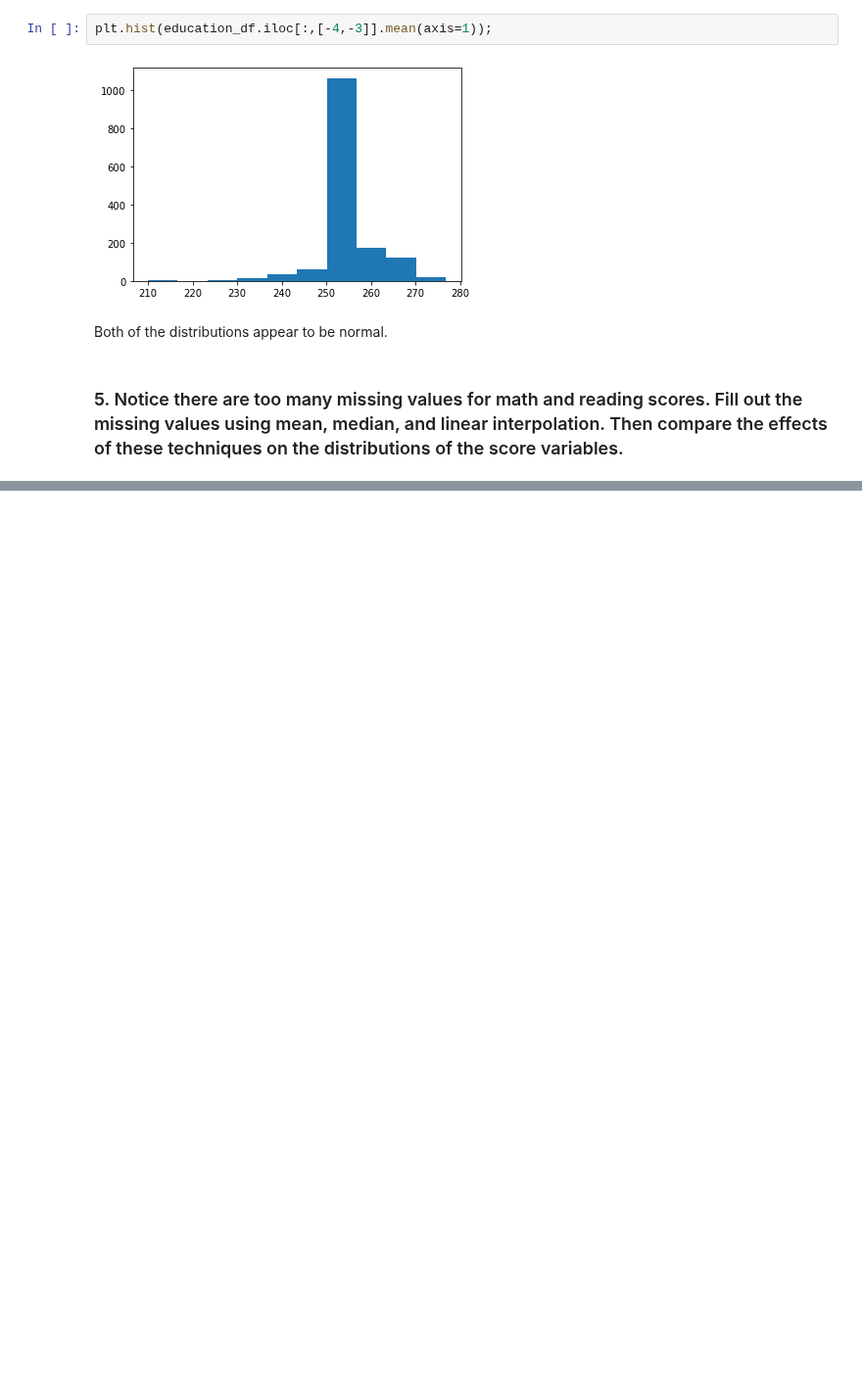
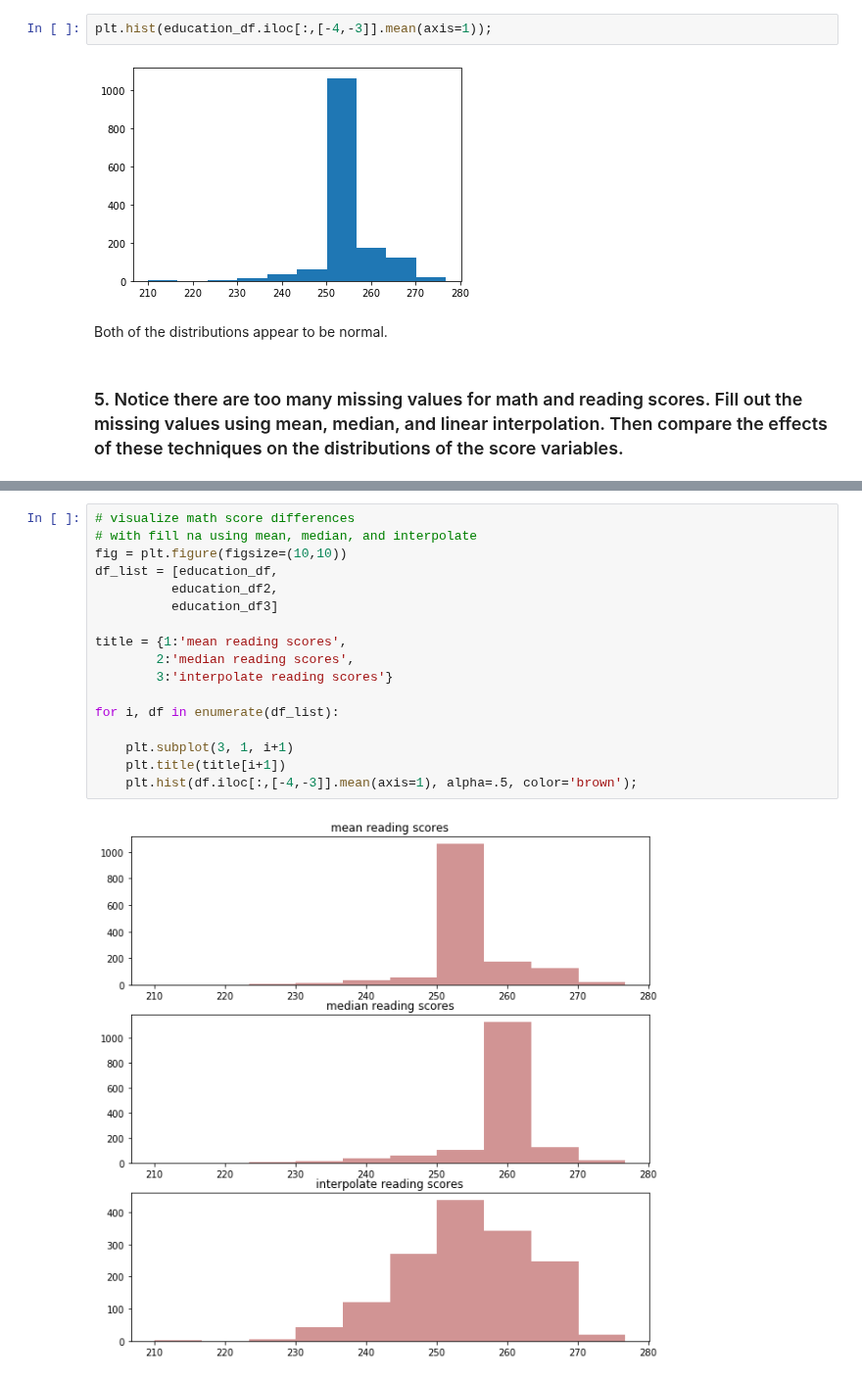
Before and after one commit to mrkjhsn/Thinkful-Exercises, a Jupyter notebook: data_exploration_1.ipynb, the cells around one changed output, grey strips where cells are left out. Shown at 98% size. Drawn from its saved outputs; the diff is of its cells as text; blank space fills up the shorter version.

```diff
--- a/data_exploration_1.ipynb
+++ b/data_exploration_1.ipynb
@@ -249,0 +297,19 @@ Both of the distributions appear to be normal.
+# %%
+# visualize math score differences
+# with fill na using mean, median, and interpolate
+fig = plt.figure(figsize=(10,10))
+df_list = [education_df,
+          education_df2,
+          education_df3]
+
+title = {1:'mean reading scores',
+        2:'median reading scores',
+        3:'interpolate reading scores'}
+
+for i, df in enumerate(df_list):
+
+    plt.subplot(3, 1, i+1)
+    plt.title(title[i+1])
+    plt.hist(df.iloc[:,[-4,-3]].mean(axis=1), alpha=.5, color='brown');
+# %% [output]
+[figure, added]
```
Also changed, not shown: parts of 7 cells of this notebook.
